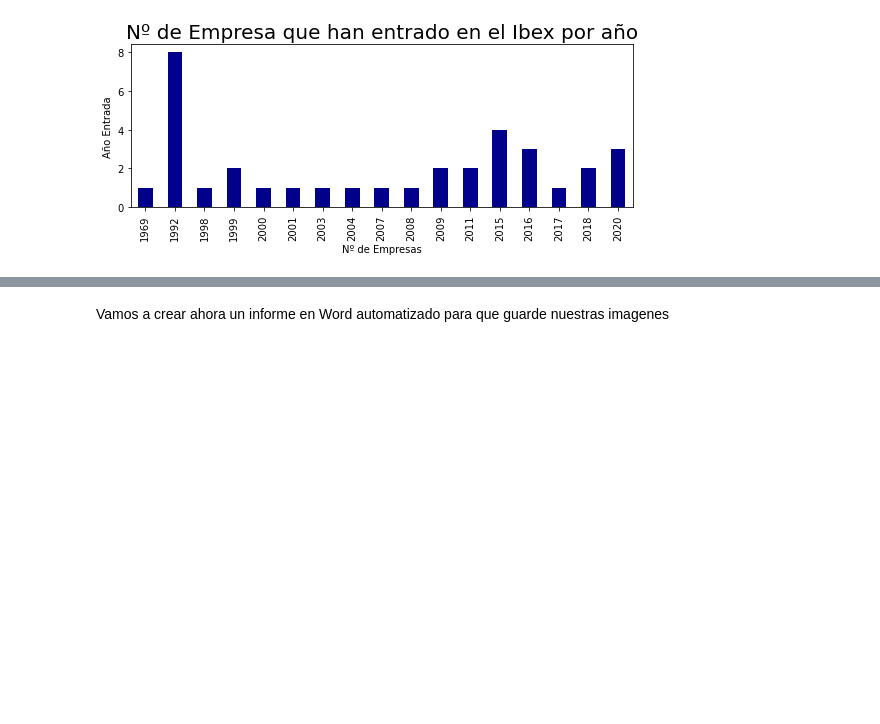
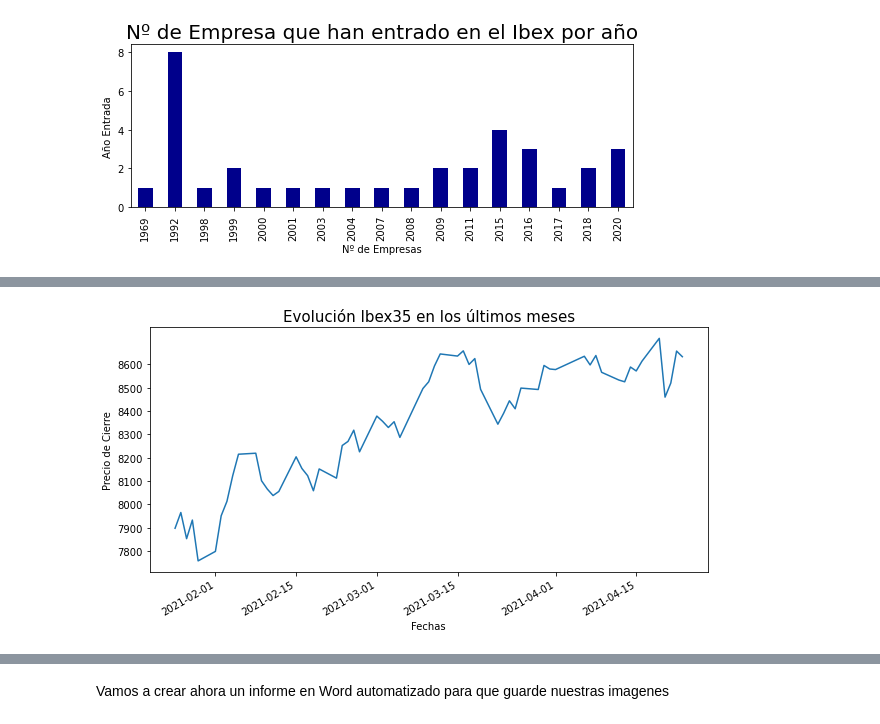
Before and after one commit to RebecaGa/TFG---URJC-2020-2021, a Jupyter notebook: 17. Automatización de informes y análisis.ipynb, the cells around one changed output, grey strips where cells are left out. Saved outputs shown, nothing was run; the diff lists cells and outputs as text; code cells hidden in the pictures; blank space fills up the shorter version.

```diff
--- a/17. Automatización de informes y análisis.ipynb
+++ b/17. Automatización de informes y análisis.ipynb
@@ -395,3 +395,6 @@ plt.savefig("Empresa.jpg", bbox_inches='tight')
 plt.show()
 # %% [output]
 [figure]
+# %%
+simb = simbolos + ['^IBEX']
+evolu = yf.download(simb, period='3mo', auto_adjust=True)
@@ -397,0 +421,3 @@ plt.show()
+# %%
+evoluci = evolu.loc[:,'Close']
+evoluci
@@ -397,0 +439,12 @@ plt.show()
+# %%
+evoluci['^IBEX'].plot(figsize=(10,5));
+plt.title('Evolución Ibex35 en los últimos meses', fontsize=15)
+plt.ylabel('Precio de Cierre')
+plt.xlabel('Fechas')
+plt.yticks(range(7800,8700,100));
+
+plt.savefig("Evolucion.jpg", bbox_inches='tight')
+
+plt.show()
+# %% [output]
+[figure, added]
```
Also changed, not shown: parts of 19 cells of this notebook, 2 other files.
